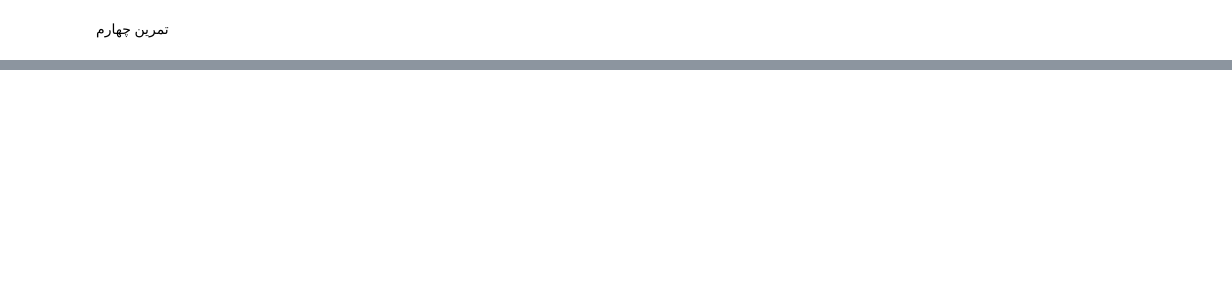
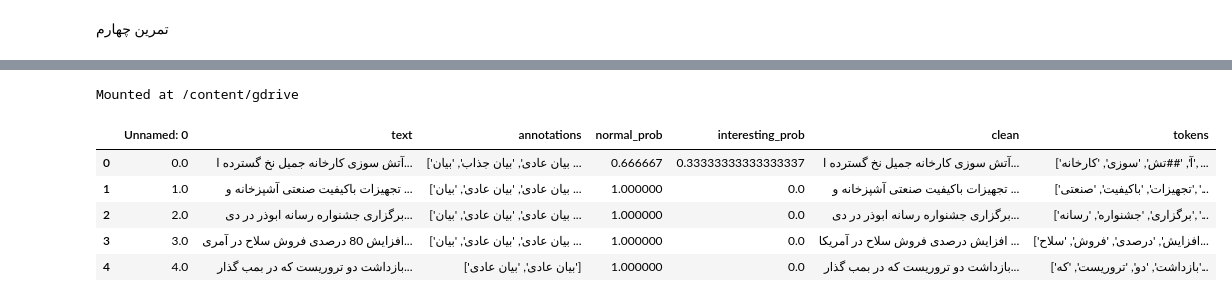
Before and after one commit to SMesForoush/NLP, a Jupyter notebook: hw4/HW4.ipynb, the cells around one changed output, grey strips where cells are left out. Cells and saved outputs as stored; diff of their text form; code cells hidden in the pictures; blank space fills up the shorter version.

```diff
--- a/hw4/HW4.ipynb
+++ b/hw4/HW4.ipynb
@@ -36,0 +101,6 @@ rewrite_data(path)
+# %%
+from google.colab import drive
+drive.mount('/content/gdrive')
+file_path = "/content/gdrive/MyDrive/NLP/hw4_data/train_clean.csv"
+# %% [output]
+Mounted at /content/gdrive
@@ -36,0 +112,9 @@ rewrite_data(path)
+# %%
+data.head()
+# %% [output]
+|  | Unnamed: 0 | text | annotations | normal_prob | interesting_prob | clean | tokens |
+| 0 | 0.0 | آتش سوزی کارخانه جمیل نخ گسترده ا... | ['بیان عادی', 'بیان جذاب', 'بیان ... | 0.666667 | 0.33333333333333337 | آتش سوزی کارخانه جمیل نخ گسترده ا... | ['آ', '##تش', 'سوزی', 'کارخانه', ... |
+| 1 | 1.0 | تجهیزات باکیفیت صنعتی آشپزخانه و ... | ['بیان عادی', 'بیان عادی', 'بیان ... | 1.000000 | 0.0 | تجهیزات باکیفیت صنعتی آشپزخانه و ... | ['تجهیزات', 'باکیفیت', 'صنعتی', '... |
+| 2 | 2.0 | برگزاری جشنواره رسانه ابوذر در دی... | ['بیان عادی', 'بیان عادی', 'بیان ... | 1.000000 | 0.0 | برگزاری جشنواره رسانه ابوذر در دی... | ['برگزاری', 'جشنواره', 'رسانه', '... |
+| 3 | 3.0 | افزایش 80 درصدی فروش سلاح در آمری... | ['بیان عادی', 'بیان عادی', 'بیان ... | 1.000000 | 0.0 | افزایش درصدی فروش سلاح در آمریکا ... | ['افزایش', 'درصدی', 'فروش', 'سلاح... |
+| 4 | 4.0 | بازداشت دو تروریست که در بمب گذار... | ['بیان عادی', 'بیان عادی'] | 1.000000 | 0.0 | بازداشت دو تروریست که در بمب گذار... | ['بازداشت', 'دو', 'تروریست', 'که'... |
```
Also changed, not shown: parts of 16 cells of this notebook.
